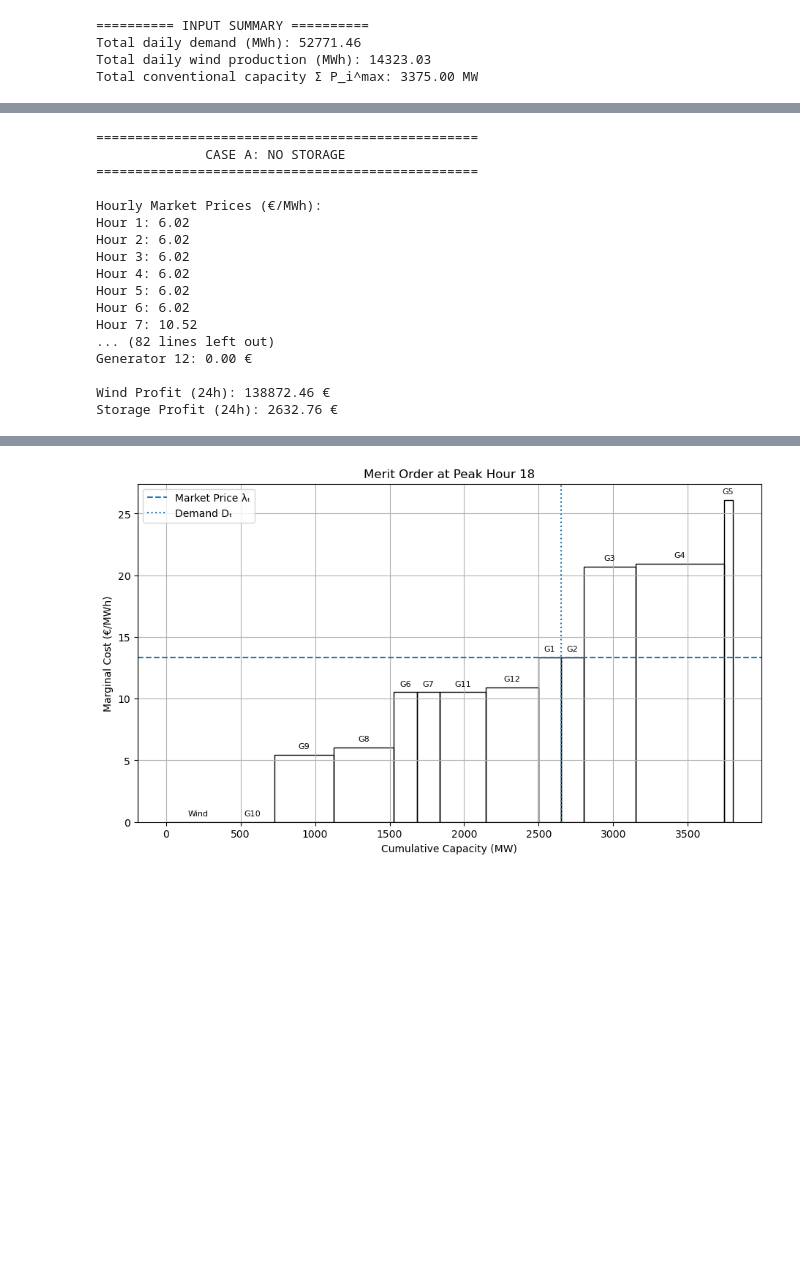
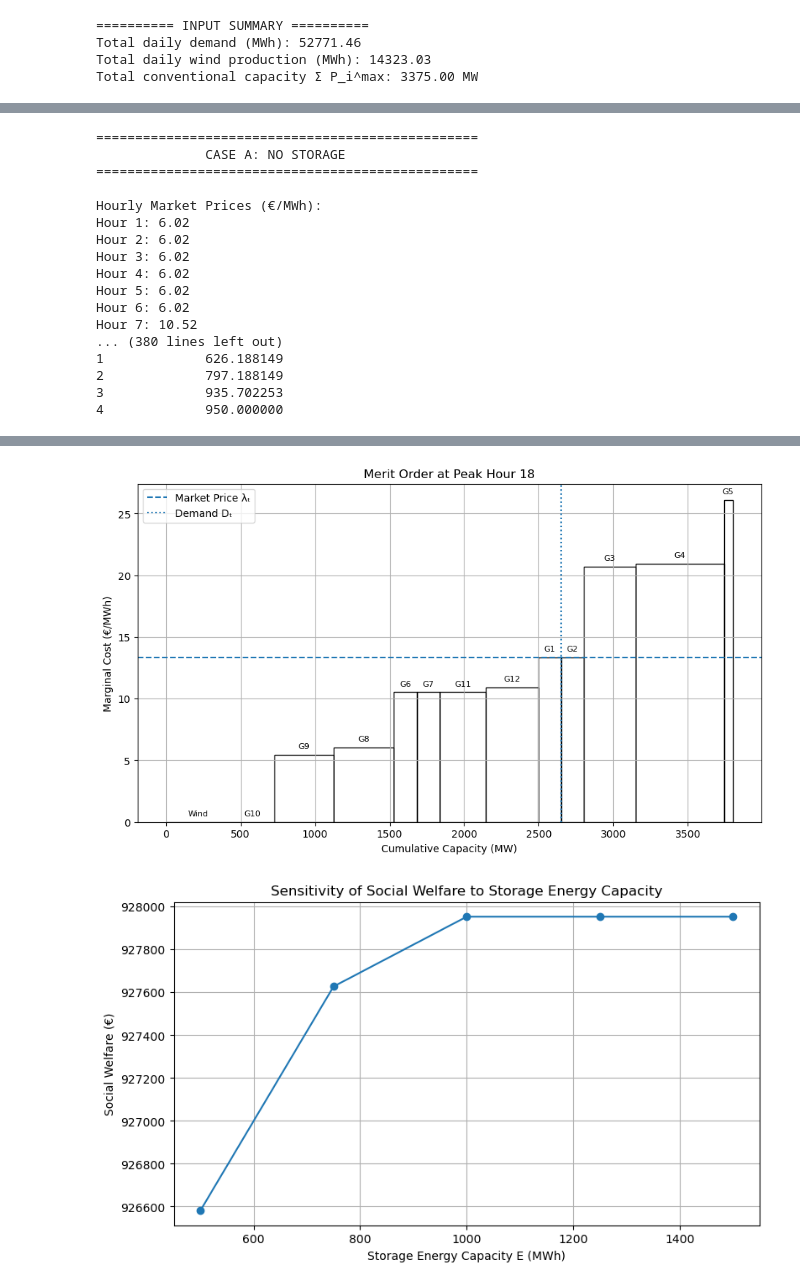
Before and after one commit to KonstantinosKountras/46755-electricity-market-clearing_Asgn1, a Jupyter notebook: Assignment1_2MultipleHours_StorageIntegration.ipynb, the cells around one changed output, grey strips where cells are left out. Cells and saved outputs as stored; diff of their text form; code cells hidden in the pictures; blank space fills up the shorter version.

```diff
--- a/Assignment1_2MultipleHours_StorageIntegration.ipynb
+++ b/Assignment1_2MultipleHours_StorageIntegration.ipynb
@@ -305,6 +343,33 @@ print(f"\nWind Profit (24h): {wind_profit_s:.2f} €")
 # 6 Storage profit
 storage_profit = sum(lambda_s[t] * (p_dis_s[t].X - p_ch_s[t].X) for t in T)
 print(f"Storage Profit (24h): {storage_profit:.2f} €")
+
+# ============================================
+# SENSITIVITY ANALYSIS
+# ============================================
+
+# --- Vary energy capacity(power fixed) ---
+E_values = [500, 750, 1000, 1250, 1500]
+
+results_E = []
+for E_val in E_values:
+    results_E.append(run_case(P_ch, P_dis, E_val))
+
+df_E = pd.DataFrame(results_E)
+print("\nSensitivity on Energy Capacity:")
+print(df_E)
+
+
+# --- Vary power limits (energy fixed) ---
+P_values = [100, 150, 200, 250, 300]
+
+results_P = []
+for P_val in P_values:
+    results_P.append(run_case(P_val, P_val, E))
+
+df_P = pd.DataFrame(results_P)
+print("\nSensitivity on Charging/Discharging Power:")
+print(df_P)
 # %% [output]
 =================================================
               CASE A: NO STORAGE
@@ -318,11 +383,11 @@ Hour 4: 6.02
 Hour 5: 6.02
 Hour 6: 6.02
 Hour 7: 10.52
-... (82 lines left out)
-Generator 12: 0.00 €
-
-Wind Profit (24h): 138872.46 €
-Storage Profit (24h): 2632.76 €
+... (380 lines left out)
+1             626.188149
+2             797.188149
+3             935.702253
+4             950.000000
 # %%
 import matplotlib.pyplot as plt
 import pandas as pd
@@ -432,30 +497,71 @@ for i in range(len(supply_sorted)):
             cost,
             width=capacity,
             align='edge',
             edgecolor='black',
             fill=False)
 
     plt.text(
         cumulative + capacity/2,
         cost + 0.5,
         label,
         ha='center',
         fontsize=8
     )
 
     cumulative += capacity
 
 plt.axhline(lambda_peak, linestyle='--', label="Market Price λₜ")
 plt.axvline(D_peak, linestyle=':', label="Demand Dₜ")
 
 plt.xlabel("Cumulative Capacity (MW)")
 plt.ylabel("Marginal Cost (€/MWh)")
 plt.title(f"Merit Order at Peak Hour {peak_hour+1}")
 plt.legend()
 plt.grid(True)
 plt.show()
+
+
+# ============================================
+# SENSITIVITY ANALYSIS
+# ============================================
+
+# --- Vary energy capacity(power fixed) ---
+plt.figure(figsize=(9,5))
+plt.plot(df_E["E"], df_E["Social Welfare (€)"], marker='o')
+plt.xlabel("Storage Energy Capacity E (MWh)")
+plt.ylabel("Social Welfare (€)")
+plt.title("Sensitivity of Social Welfare to Storage Energy Capacity")
+plt.grid(True)
+plt.show()
+
+plt.figure(figsize=(9,5))
+plt.plot(df_E["E"], df_E["Price Spread (€/MWh)"], marker='o')
+plt.xlabel("Storage Energy Capacity E (MWh)")
+plt.ylabel("Daily Price Spread (€/MWh)")
+plt.title("Sensitivity of Price Spread to Storage Energy Capacity")
+plt.grid(True)
+plt.show()
+
+# --- Vary charging/discharging power(energy fixed) ---
+
+plt.figure(figsize=(9,5))
+plt.plot(df_P["P_ch"], df_P["Social Welfare (€)"], marker='o')
+plt.xlabel("Charging/Discharging Power (MW)")
+plt.ylabel("Social Welfare (€)")
+plt.title("Sensitivity of Social Welfare to Storage Power")
+plt.grid(True)
+plt.show()
+
+plt.figure(figsize=(9,5))
+plt.plot(df_P["P_ch"], df_P["Price Spread (€/MWh)"], marker='o')
+plt.xlabel("Charging/Discharging Power (MW)")
+plt.ylabel("Daily Price Spread (€/MWh)")
+plt.title("Sensitivity of Price Spread to Storage Power")
+plt.grid(True)
+plt.show()
 # %% [output]
 [figure]
 [figure]
 [figure]
 [figure]
+[figure, added]
```
Also changed, not shown: parts of 2 cells of this notebook.
